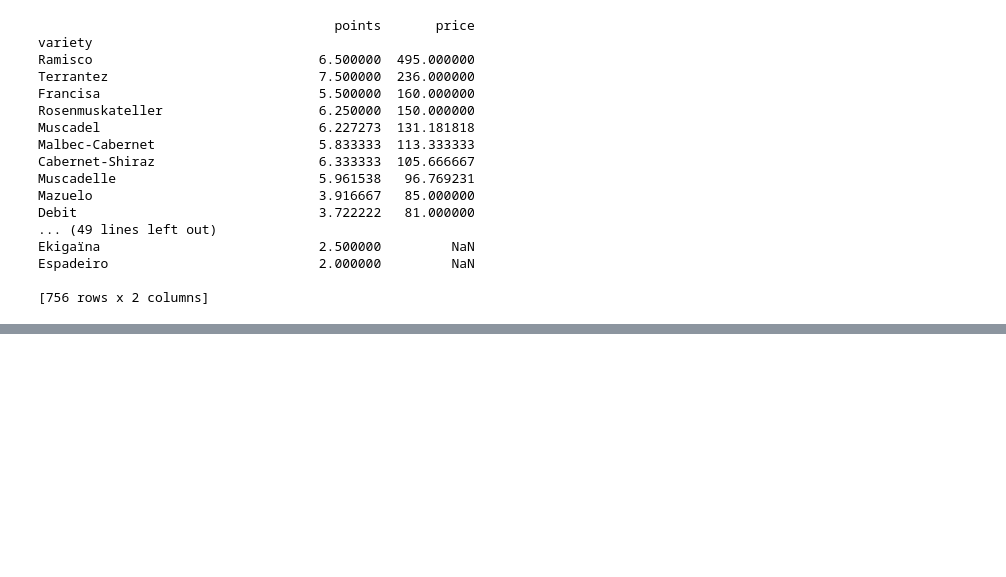
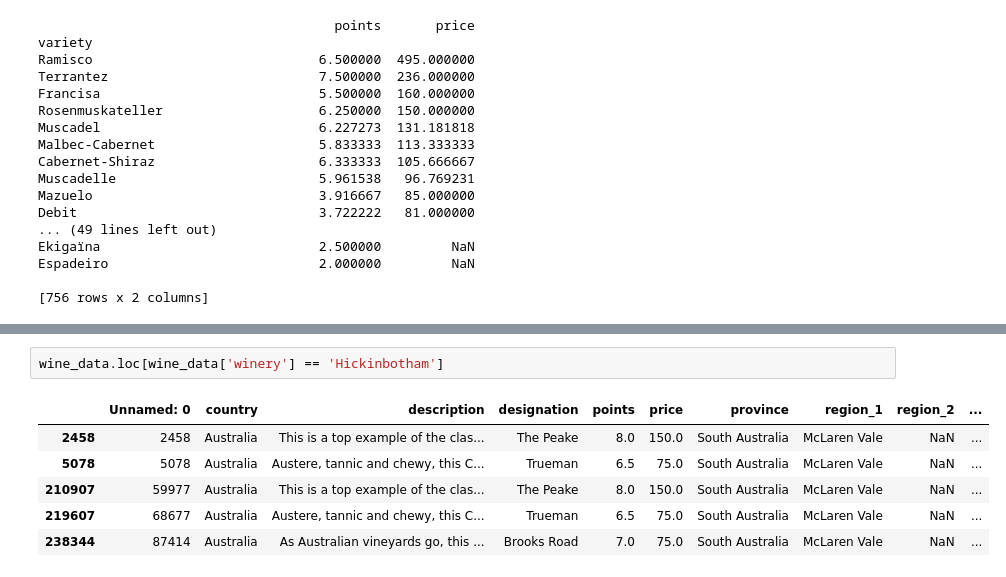
Before and after one commit to 7465BOOSC/Data-Mining-Project, a Jupyter notebook: Wine_Reviews.ipynb, the cells around one changed output, grey strips where cells are left out. Saved outputs shown, nothing was run; the diff lists cells and outputs as text; blank space fills up the shorter version.

```diff
--- a/Wine_Reviews.ipynb
+++ b/Wine_Reviews.ipynb
@@ -221,0 +297,9 @@ Espadeiro                           2.000000         NaN
+# %%
+wine_data.loc[wine_data['winery'] == 'Hickinbotham']
+# %% [output]
+|  | Unnamed: 0 | country | description | designation | points | price | province | region_1 | region_2 | ... |
+| 2458 | 2458 | Australia | This is a top example of the clas... | The Peake | 8.0 | 150.0 | South Australia | McLaren Vale | NaN | ... |
+| 5078 | 5078 | Australia | Austere, tannic and chewy, this C... | Trueman | 6.5 | 75.0 | South Australia | McLaren Vale | NaN | ... |
+| 210907 | 59977 | Australia | This is a top example of the clas... | The Peake | 8.0 | 150.0 | South Australia | McLaren Vale | NaN | ... |
+| 219607 | 68677 | Australia | Austere, tannic and chewy, this C... | Trueman | 6.5 | 75.0 | South Australia | McLaren Vale | NaN | ... |
+| 238344 | 87414 | Australia | As Australian vineyards go, this ... | Brooks Road | 7.0 | 75.0 | South Australia | McLaren Vale | NaN | ... |
```
Also changed, not shown: parts of 7 cells of this notebook.
